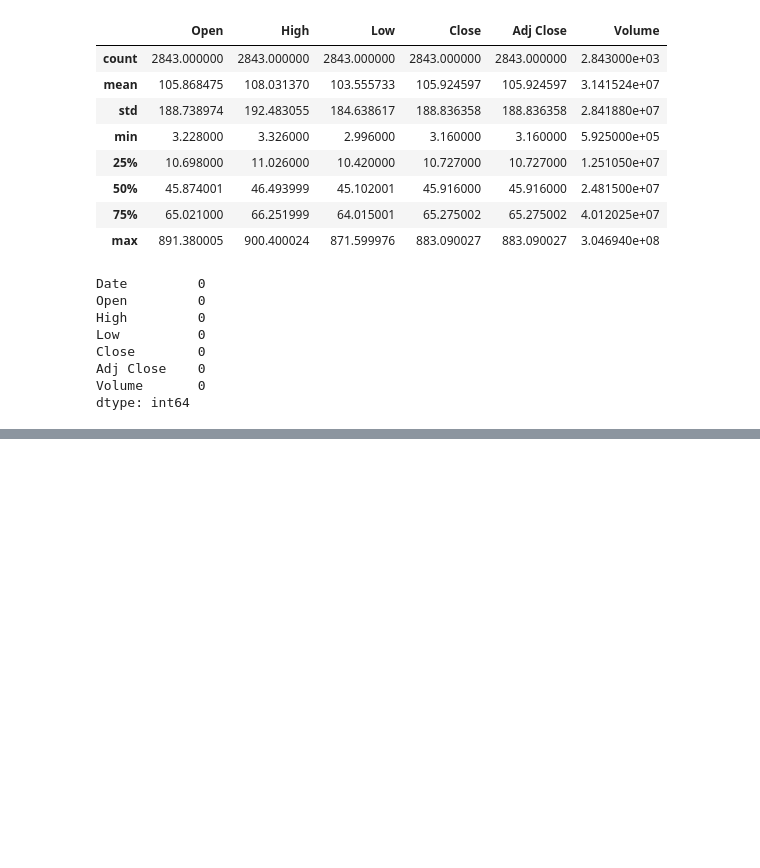
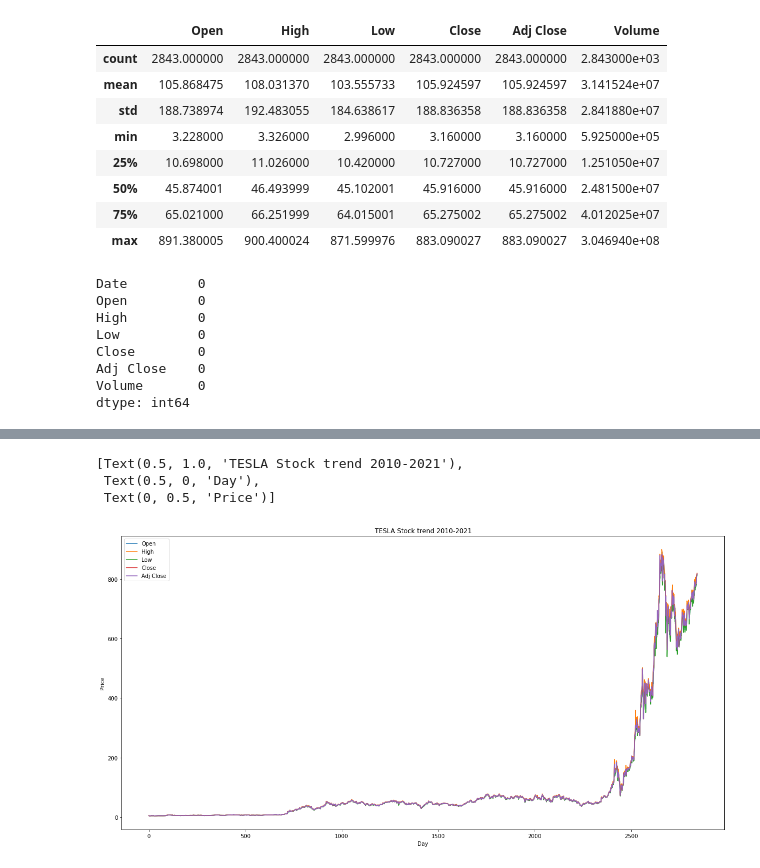
Before and after one commit to pfeliciano1/TESLA-stock, a Jupyter notebook: TSLA_Stock_trend.ipynb, the cells around one changed output, grey strips where cells are left out. Cells and saved outputs as stored; diff of their text form; code cells hidden in the pictures; blank space fills up the shorter version.

Commit message:
Plotting the TSLA stock trend

```diff
--- a/TSLA_Stock_trend.ipynb
+++ b/TSLA_Stock_trend.ipynb
@@ -65,3 +65,6 @@ Close        0
 Adj Close    0
 Volume       0
 dtype: int64
+# %%
+#Converting Date 'object' into 'datetime'
+TSLA['Date'] = pd.to_datetime(TSLA['Date'])
@@ -67,0 +88,8 @@ dtype: int64
+# %%
+ax = TSLA[['Open','High','Low','Close','Adj Close']].plot(kind='line', figsize=(20,10))
+ax.set(title= 'TESLA Stock trend 2010-2021', xlabel= 'Day', ylabel= 'Price')
+# %% [output]
+[Text(0.5, 1.0, 'TESLA Stock trend 2010-2021'),
+ Text(0.5, 0, 'Day'),
+ Text(0, 0.5, 'Price')]
+[figure, added]
```
Also changed, not shown: parts of 3 cells of this notebook.
